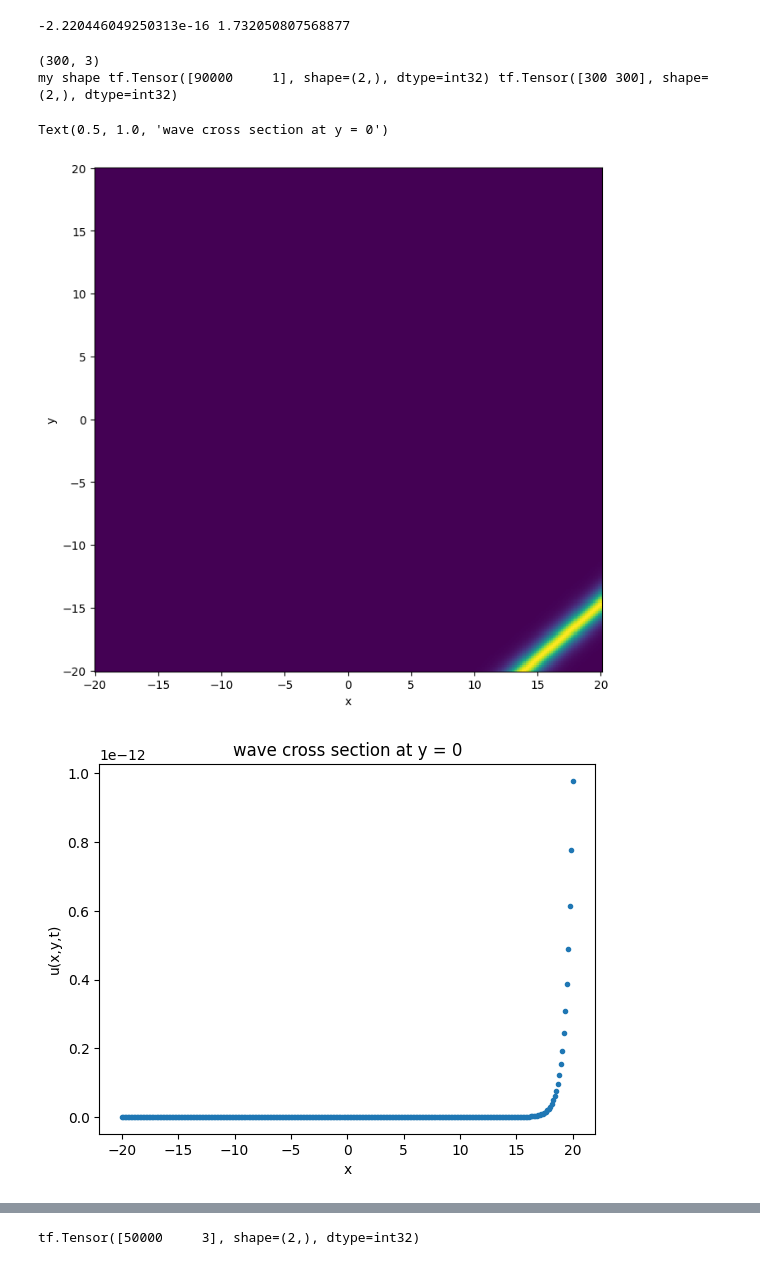
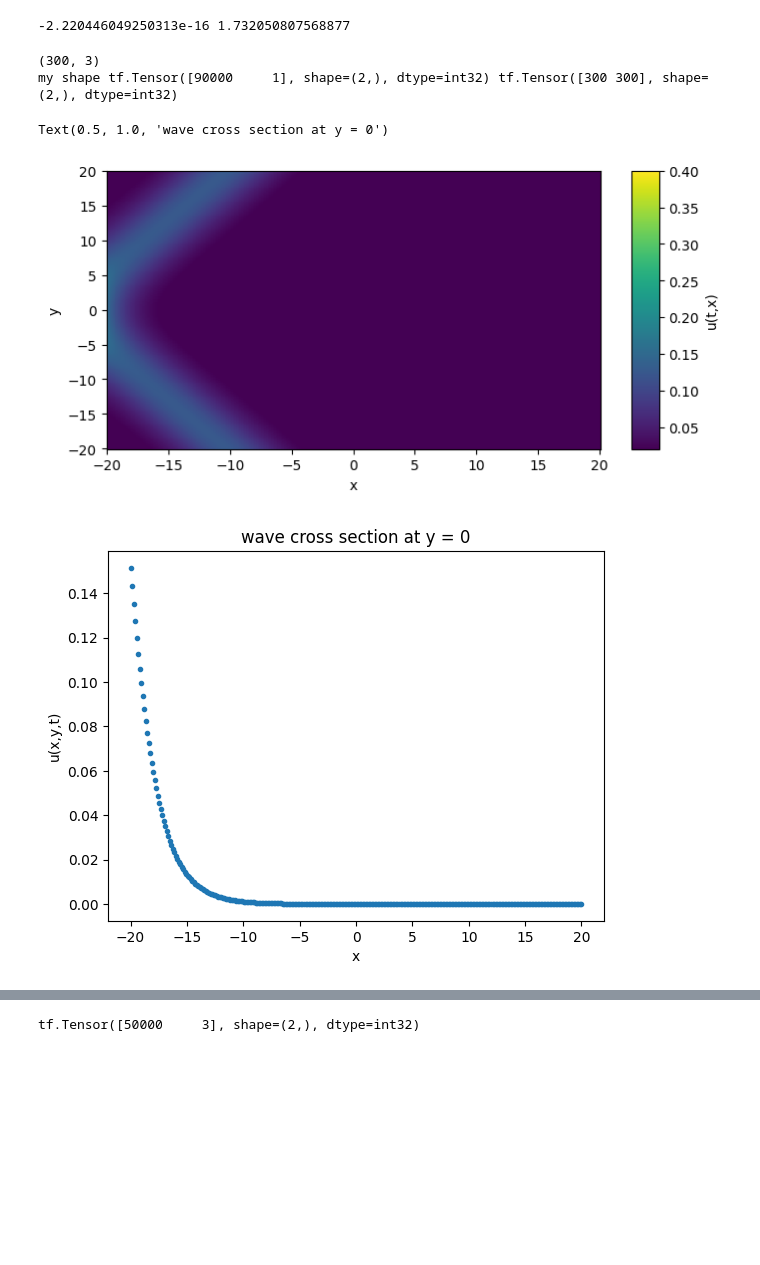
Before and after one commit to naiaseh/Trunk, a Jupyter notebook: PinnNew/KP.ipynb, the cells around one changed output, grey strips where cells are left out. Cells and saved outputs as stored; diff of their text form; code cells hidden in the pictures; blank space fills up the shorter version.

```diff
--- a/PinnNew/KP.ipynb
+++ b/PinnNew/KP.ipynb
@@ -193,7 +212,7 @@ t0 = 0.
 # %%
 from matplotlib.gridspec import GridSpec
 N = 300
-TIME = time
+TIME = 0.
 xt = np.linspace(x_start,length,N).T
 yt = np.linspace(y_start,ylength,N).T
 tt = np.zeros((N,1))
@@ -205,42 +224,42 @@ txy_test = np.c_[tt,xt,yt]
 print(txy_test.shape)
 txy_test = tf.convert_to_tensor(txy_test, dtype = 'float32')
 txy_test = tf.reshape(txy_test, [N,3])
 
 x, y = np.meshgrid(xt, yt)
 txy = np.stack([np.full(x.flatten().shape, TIME), x.flatten(), y.flatten()],axis=-1)
 fig = plt.figure(figsize=(8,8))
 
-gs = GridSpec(1, 1)
-plt.subplot(gs[0, 0])
+gs = GridSpec(2, 5)
+plt.subplot(gs[0, :])
 
-ut = phi_function1(txy)
+ut = phi_function2(txy)
 print('my shape',tf.shape(ut), tf.shape(x))
 ut = tf.reshape(ut, [x.shape[0],x.shape[1]])
 plt.pcolormesh(x, y, ut)
 plt.xlabel('x')
 plt.ylabel('y')
-# cbar = plt.colorbar(pad=0.05, aspect=10)
-# cbar.set_label('u(t,x)')
+cbar = plt.colorbar(pad=0.05, aspect=10)
+cbar.set_label('u(t,x)')
 # cbar.mappable.set_clim( tf.reduce_min(ut), tf.reduce_max(ut))
-# cbar.mappable.set_clim( 0.02, 0.4)
+cbar.mappable.set_clim( 0.02, 0.4)
 fig = plt.figure()
 
 cross_sect = 0
 
 txy2 = np.stack([np.full(tt.shape, TIME),  xt , np.full(tt.shape, cross_sect)], axis=1)
-u2 = phi_function1(txy2)
+u2 = phi_function2(txy2)
 u2 = tf.reshape(u2, [xt.shape[0],xt.shape[1]])
 plt.plot(xt, u2, '.',label = 'exact at time {}'.format(0))
 
 plt.xlabel('x')
 plt.ylabel('u(x,y,t)')
 plt.title('wave cross section at y = {}'.format(cross_sect))
 # %% [output]
 (300, 3)
 my shape tf.Tensor([90000     1], shape=(2,), dtype=int32) tf.Tensor([300 300], shape=(2,), dtype=int32)
 Text(0.5, 1.0, 'wave cross section at y = 0')
-[figure, old version]
+[figure, new version]
-[figure, old version]
+[figure, new version]
 # %%
 ### Plotting some test function in Fourier space ###
 # # N = 6000
```
Also changed, not shown: parts of 9 cells of this notebook.
